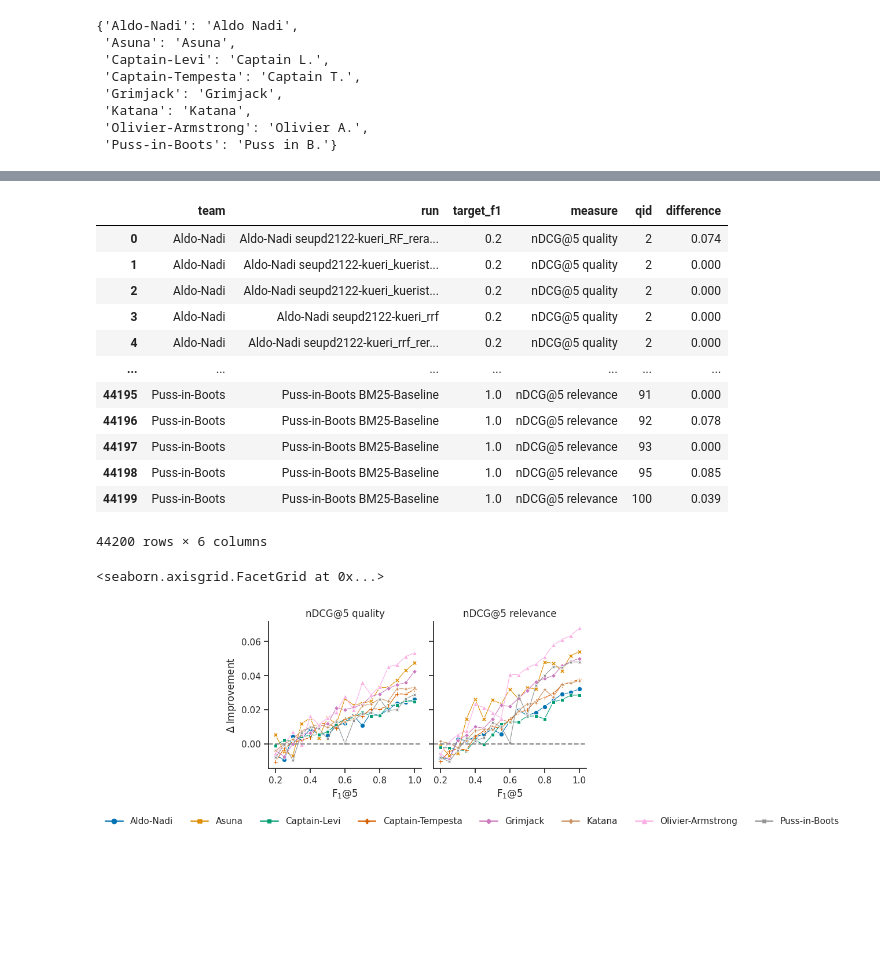
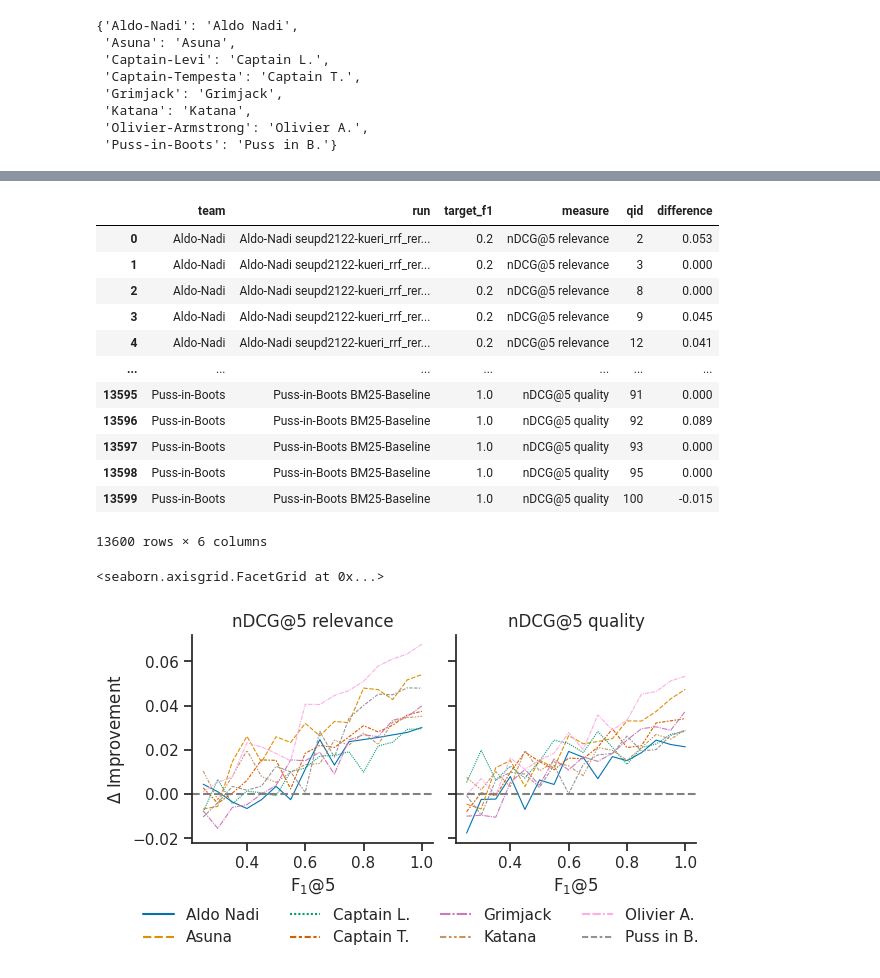
Before and after one commit to webis-de/argmining23-stance-aware-re-ranking, a Jupyter notebook: notebooks/evaluation_reranking.ipynb, the cells around one changed output, grey strips where cells are left out. Cells and saved outputs as stored; diff of their text form; code cells hidden in the pictures; blank space fills up the shorter version.

```diff
--- a/notebooks/evaluation_reranking.ipynb
+++ b/notebooks/evaluation_reranking.ipynb
@@ -193,8 +228,7 @@ def table_row(df: DataFrame, measure_name: str, run: str, reranker: str) -> Seri
     else:
         df_reranked = df_reranked[df_reranked["reranker"] == reranker]
 
-    df_originals = df[df["reranker"].isna()]
-    df_originals = df_originals.sort_values("run").sort_values("value_aggregated", ascending=not measure["maximize"])
+    df_originals = df[df["reranker"].isna()].sort_values("run").sort_values("value_aggregated", ascending=not measure["maximize"])
     run_ranks_original = {run: i + 1 for i, run in enumerate(df_originals["run"].unique())}
     run_rank_original = run_ranks_original[run]
     df_leaderboard = concat([
@@ -222,7 +256,7 @@ def table_row(df: DataFrame, measure_name: str, run: str, reranker: str) -> Seri
 
     res: Series = df_reranked[[
         "name", "team", "run", "reranker", "measure",
-        "value_aggregated", "value_original_aggregated", "difference_original_aggregated"
+        "value_aggregated", "value_original_aggregated", "value_optimal_aggregated"
     ]].iloc[0]
     res["run_rank"] = run_rank
     res["run_rank_original"] = run_rank_original
@@ -402,11 +444,13 @@ print(r"\end{tabular}")
 \end{tabular}
 # %%
 difference_data = []
-df_tmp = df[~df["target_f1"].isna()]
-for (measure_name, team), df_team in df_tmp.groupby(["measure", "team"]):
+df_tmp = df.copy()
+df_tmp = df_tmp[~df_tmp["target_f1"].isna()]
+df_tmp["difference_original"] = df_tmp["value"] - df_tmp["value_original"]
+for (measure_name, team), df_team in df_tmp.groupby(["measure", "team"], sort=False):
     measure = measures[measures["name"] == measure_name].iloc[0]
-    # run = df_team.sort_values("value_original_aggregated" , ascending=not measure["maximize"])["run"].iloc[0]
-    # df_team = df_team[df_team["run"] == run]
+    run = df_team.sort_values("value_original_aggregated" , ascending=not measure["maximize"])["run"].iloc[0]
+    df_team = df_team[df_team["run"] == run]
     for (target_f1, qid, run), df_group in df_team.groupby(["target_f1", "qid", "run"]):
         assert len(df_group) == 1
         difference_data.append({
@@ -421,20 +465,20 @@ differences = DataFrame(difference_data)
 differences
 # %% [output]
 |  | team | run | target_f1 | measure | qid | difference |
-| 0 | Aldo-Nadi | Aldo-Nadi seupd2122-kueri_RF_rera... | 0.2 | nDCG@5 quality | 2 | 0.074 |
-| 1 | Aldo-Nadi | Aldo-Nadi seupd2122-kueri_kuerist... | 0.2 | nDCG@5 quality | 2 | 0.000 |
-| 2 | Aldo-Nadi | Aldo-Nadi seupd2122-kueri_kuerist... | 0.2 | nDCG@5 quality | 2 | 0.000 |
-| 3 | Aldo-Nadi | Aldo-Nadi seupd2122-kueri_rrf | 0.2 | nDCG@5 quality | 2 | 0.000 |
-| 4 | Aldo-Nadi | Aldo-Nadi seupd2122-kueri_rrf_rer... | 0.2 | nDCG@5 quality | 2 | 0.000 |
+| 0 | Aldo-Nadi | Aldo-Nadi seupd2122-kueri_rrf_rer... | 0.2 | nDCG@5 relevance | 2 | 0.053 |
+| 1 | Aldo-Nadi | Aldo-Nadi seupd2122-kueri_rrf_rer... | 0.2 | nDCG@5 relevance | 3 | 0.000 |
+| 2 | Aldo-Nadi | Aldo-Nadi seupd2122-kueri_rrf_rer... | 0.2 | nDCG@5 relevance | 8 | 0.000 |
+| 3 | Aldo-Nadi | Aldo-Nadi seupd2122-kueri_rrf_rer... | 0.2 | nDCG@5 relevance | 9 | 0.045 |
+| 4 | Aldo-Nadi | Aldo-Nadi seupd2122-kueri_rrf_rer... | 0.2 | nDCG@5 relevance | 12 | 0.041 |
 | ... | ... | ... | ... | ... | ... | ... |
-| 44195 | Puss-in-Boots | Puss-in-Boots BM25-Baseline | 1.0 | nDCG@5 relevance | 91 | 0.000 |
-| 44196 | Puss-in-Boots | Puss-in-Boots BM25-Baseline | 1.0 | nDCG@5 relevance | 92 | 0.078 |
-| 44197 | Puss-in-Boots | Puss-in-Boots BM25-Baseline | 1.0 | nDCG@5 relevance | 93 | 0.000 |
-| 44198 | Puss-in-Boots | Puss-in-Boots BM25-Baseline | 1.0 | nDCG@5 relevance | 95 | 0.085 |
-| 44199 | Puss-in-Boots | Puss-in-Boots BM25-Baseline | 1.0 | nDCG@5 relevance | 100 | 0.039 |
+| 13595 | Puss-in-Boots | Puss-in-Boots BM25-Baseline | 1.0 | nDCG@5 quality | 91 | 0.000 |
+| 13596 | Puss-in-Boots | Puss-in-Boots BM25-Baseline | 1.0 | nDCG@5 quality | 92 | 0.089 |
+| 13597 | Puss-in-Boots | Puss-in-Boots BM25-Baseline | 1.0 | nDCG@5 quality | 93 | 0.000 |
+| 13598 | Puss-in-Boots | Puss-in-Boots BM25-Baseline | 1.0 | nDCG@5 quality | 95 | 0.000 |
+| 13599 | Puss-in-Boots | Puss-in-Boots BM25-Baseline | 1.0 | nDCG@5 quality | 100 | -0.015 |
-44200 rows × 6 columns
+13600 rows × 6 columns
 # %%
-first_bin = 0.2
+first_bin = 0.25
 last_bin = 1.00
 bin_step = 0.05
 bins = list(arange(
@@ -448,46 +490,49 @@ width = 4
+# %%
+width = 3.5
 # %%
 set_theme()
 set_style("ticks")
 aspect = 1.1
 df_plot_differences = differences.copy()
+df_plot_differences["team"] = df_plot_differences["team"].map(short_team_names)
 df_plot_differences = df_plot_differences[df_plot_differences["target_f1"] >= first_bin]
 plot_differences = FacetGrid(
     data=df_plot_differences,
     col="measure",
     sharex=True,
     sharey=True,
     height=width / aspect,
     aspect=aspect,
 )
 plot_differences.map_dataframe(
     lineplot,
     x="target_f1",
     y="difference",
     hue="team",
     hue_order=df_plot_differences["team"].sort_values().unique(),
     palette=color_palette("colorblind")[:len(df_plot_differences["team"].unique())],
-    markers=True,
-    dashes=False,
+    # markers=True,
+    # dashes=False,
     style="team",
     err_style=None,
     # err_style="band",
     # err_kws=dict(
     #     alpha=0.05,
     # ),
     linewidth=0.8,
 )
 plot_differences.refline(y=0)
 plot_differences.set_xlabels(r"F$_1$@5")
 plot_differences.set_ylabels(r"$\Delta$ Improvement")
 plot_differences.add_legend(
-    loc="upper center",
-    ncols=len(df_plot_differences["team"].unique()),
-    bbox_to_anchor=(0.28, 0),
+    loc="upper left",
+    ncols=4,
+    bbox_to_anchor=(0.095, 0.06),
 )
 plot_differences.set_titles(col_template="{col_name}")
-# plot_differences.savefig("data/plot-reranking-f1-difference-best-run.pdf", transparent=True)
-# plot_differences.savefig("data/plot-reranking-f1-difference-best-run.png")
+plot_differences.savefig("../data/plot-reranking-f1-difference.pdf", transparent=True)
+plot_differences.savefig("../data/plot-reranking-f1-difference.png")
 plot_differences
 # %% [output]
 <seaborn.axisgrid.FacetGrid at 0x...>
-[figure, old version]
+[figure, new version]
```
Also changed, not shown: parts of 9 cells of this notebook.
